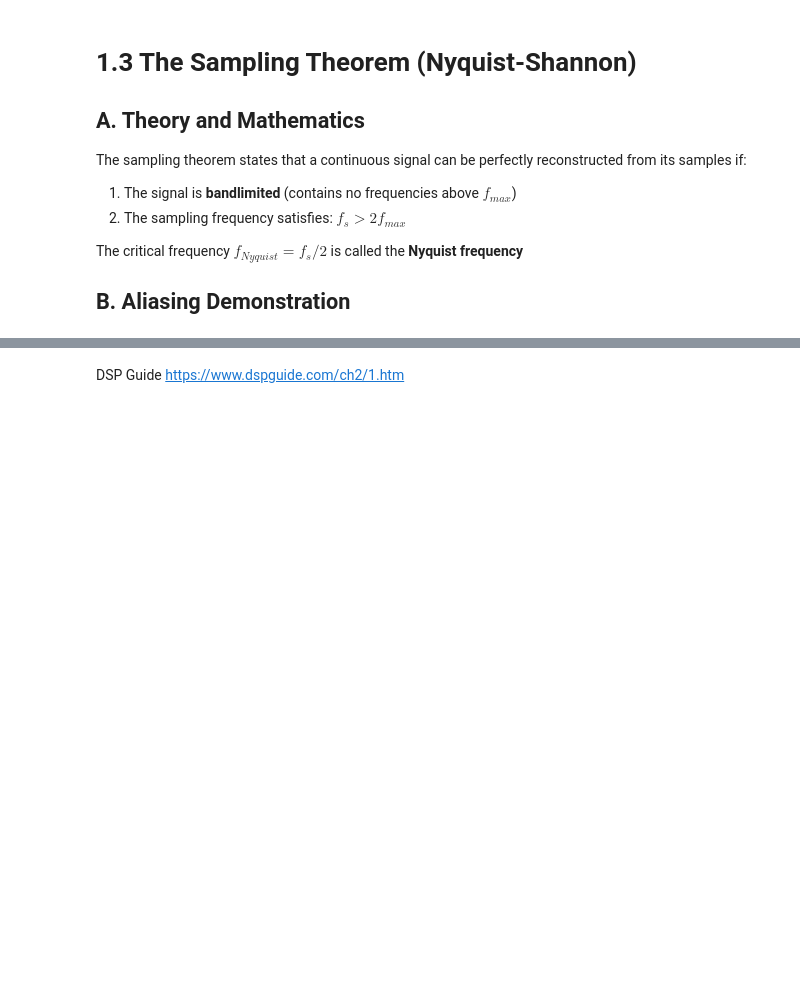
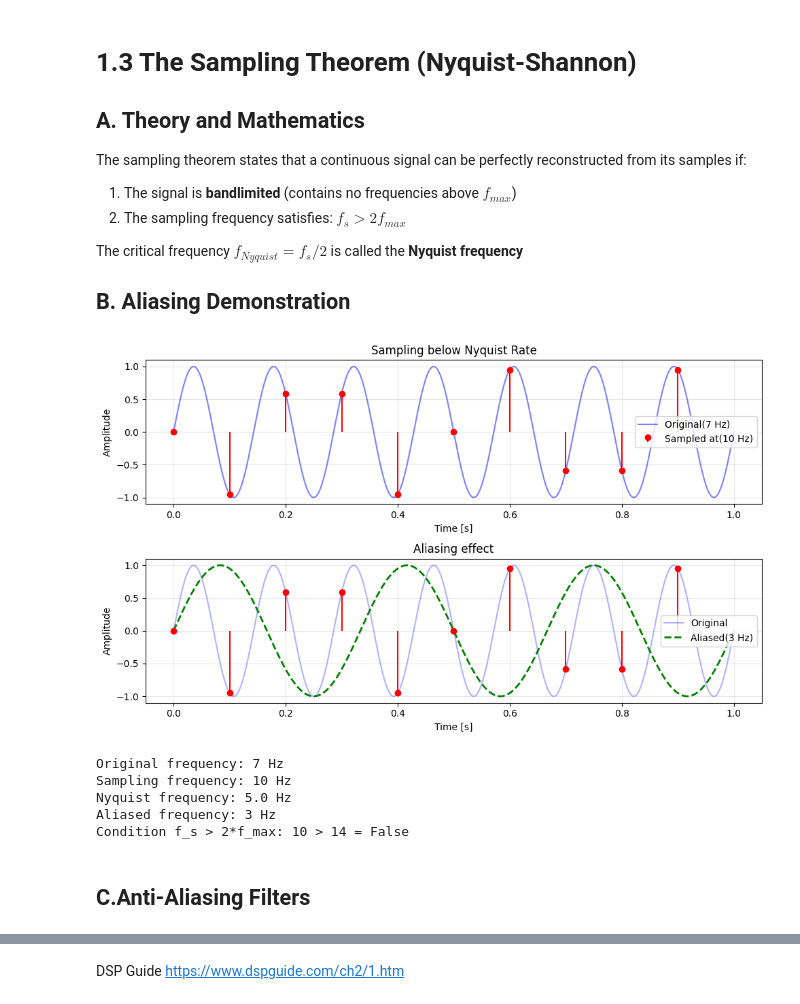
Before and after one commit to dsvallespir/dsp-python, a Jupyter notebook: session1.ipynb, the cells around one changed output, grey strips where cells are left out. Drawn from its saved outputs; the diff is of its cells as text; code cells hidden in the pictures; blank space fills up the shorter version.

```diff
--- a/session1.ipynb
+++ b/session1.ipynb
@@ -133,3 +154,64 @@ The sampling theorem states that a continuous signal can be perfectly reconstruc
 The critical frequency $f_{Nyquist} = f_s/2$ is called the **Nyquist frequency**
 
 ## B. Aliasing Demonstration
+# %%
+import numpy as np
+import matplotlib.pyplot as plt
+
+def demonstrate_aliasing():
+  # Create a high-frequency signal
+  f_signal = 7 # Hz
+  f_sample = 10 # hz (INSUFFICIENT - causes aliasing!)
+  t_continuous = np.linspace(0, 1, 1000)
+  t_discrete = np.arange(0, 1, 1/f_sample)
+
+  # Continuous signal
+  x_continuous = np.sin(2 * np.pi * f_signal * t_continuous)
+
+  # Sampled signal
+  x_sampled = np.sin(2 * np.pi * f_signal * t_discrete)
+
+  # What we perceive (aliased frequency)
+  f_alias = f_signal - f_sample #
+  x_alias = np.sin(2 * np.pi * abs(f_alias) * t_continuous)
+
+  # Plot results
+  fig, (ax1, ax2) = plt.subplots(2, 1, figsize=(10, 6))
+
+  ax1.plot(t_continuous, x_continuous, 'b-', alpha=0.5, label=f'Original({f_signal} Hz)')
+  ax1.stem(t_discrete, x_sampled, 'r', markerfmt='ro', linefmt='r-', basefmt=' ', label=f'Sampled at({f_sample} Hz)')
+  ax1.set_xlabel('Time [s]')
+  ax1.set_ylabel('Amplitude')
+  ax1.legend()
+  ax1.set_title('Sampling below Nyquist Rate')
+  ax1.grid(True, alpha=0.3)
+
+  ax2.plot(t_continuous, x_continuous, 'b-', alpha=0.3, label='Original')
+  ax2.plot(t_continuous, x_alias, 'g--', linewidth=2, label=f'Aliased({abs(f_alias)} Hz)')
+  ax2.stem(t_discrete, x_sampled, 'r', markerfmt='ro', linefmt='r-', basefmt=' ')
+  ax2.set_xlabel('Time [s]')
+  ax2.set_ylabel('Amplitude')
+  ax2.legend()
+  ax2.set_title('Aliasing effect')
+  ax2.grid(True, alpha=0.3)
+
+
+  plt.tight_layout()
+  plt.show()
+
+  print(f"Original frequency: {f_signal} Hz")
+  print(f"Sampling frequency: {f_sample} Hz")
+  print(f"Nyquist frequency: {f_sample/2} Hz")
+  print(f"Aliased frequency: {abs(f_alias)} Hz")
+  print(f"Condition f_s > 2*f_max: {f_sample} > {2*f_signal} = {f_sample > 2*f_signal}")
+
+demonstrate_aliasing()
+# %% [output]
+[figure, added]
+Original frequency: 7 Hz
+Sampling frequency: 10 Hz
+Nyquist frequency: 5.0 Hz
+Aliased frequency: 3 Hz
+Condition f_s > 2*f_max: 10 > 14 = False
+# %% [markdown]
+## C.Anti-Aliasing Filters
```
Also changed, not shown: parts of 5 cells of this notebook.
